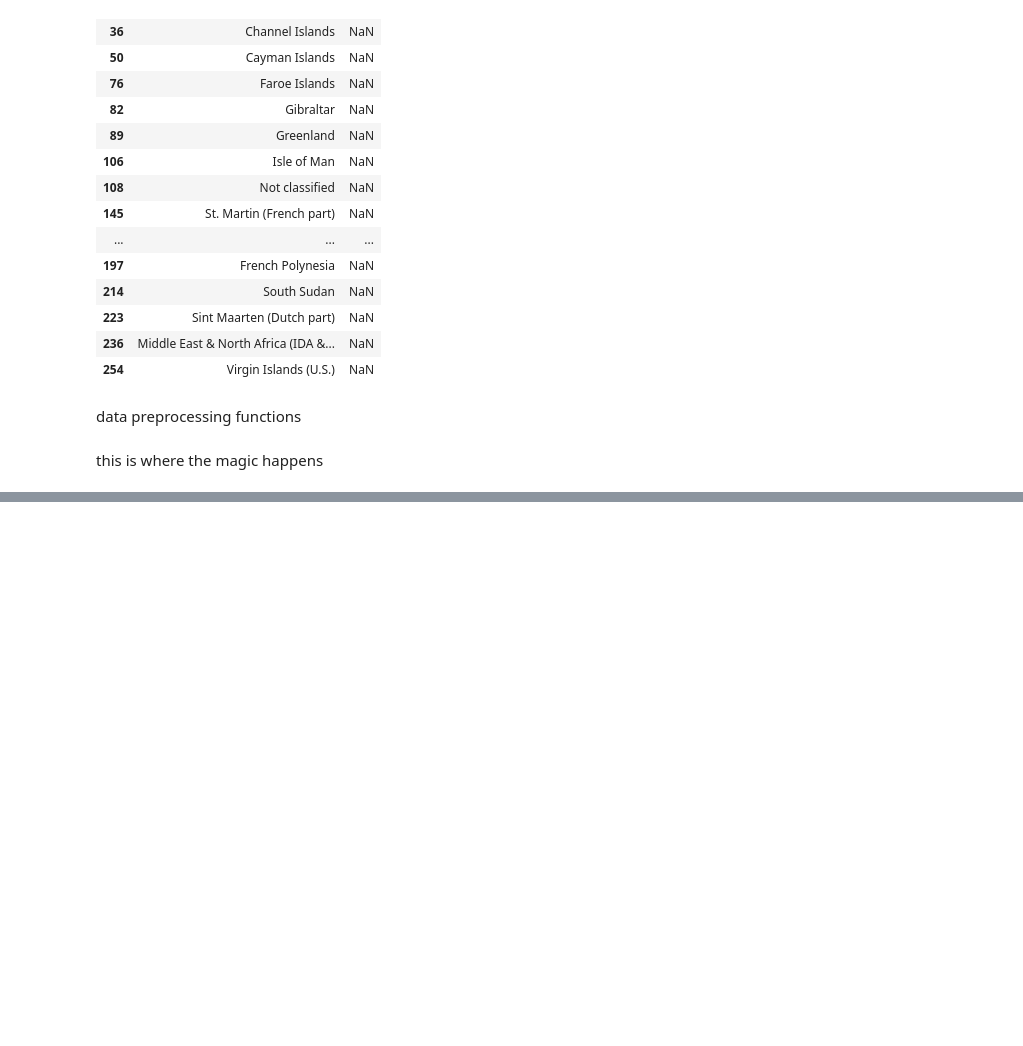
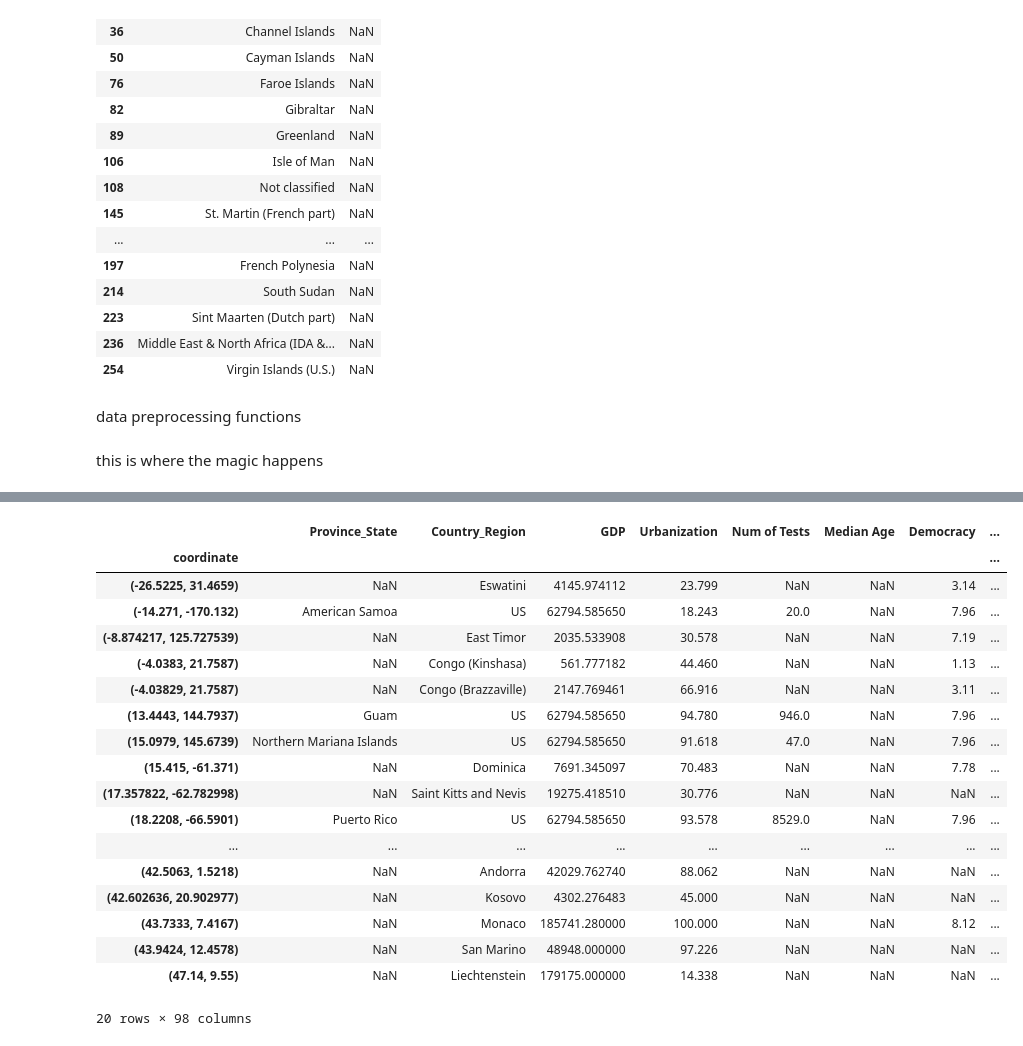
Before and after one commit to hopl1t/covid19, a Jupyter notebook: notebooks/add_gdp_urban_tests_to_pickle_1504.ipynb, the cells around one changed output, grey strips where cells are left out. Cells and saved outputs as stored; diff of their text form; code cells hidden in the pictures; blank space fills up the shorter version.

```diff
--- a/notebooks/add_gdp_urban_tests_to_pickle_1504.ipynb
+++ b/notebooks/add_gdp_urban_tests_to_pickle_1504.ipynb
@@ -432,3 +617,44 @@ new_hopkins_conf[new_hopkins_conf['Country_Region']=='US']
+# %%
+dem_test = pd.DataFrame(new_hopkins_conf.xs('data', level='information', axis=0))
+dem_test = dem_test[dem_test['Median Age'].isna()]
+# dem_test[dem_test['Country_Region'].isin(['', ''])]
+dem_test
+
+# need to fix dem_test = dem_test[dem_test['Median Age'].isna()]
+
+# need to fix dem_test = dem_test[Democracy['Median Age'].isna()]
+#
+# missing democracy:
+# Barbados (, based on list of freedoms indices)
+# Bahamas (, based on list of freedoms indices)
+# Saint Lucia (, based on corruption of )
+# Antigua and Barbuda (, based on corruption of )
+# Saint Kitts and Nevis (, based on corruption of )
+# Western Sahara (, based on corruption of )
+# Andorra (, based on corruption of )
+# Kosovo (, based on corruption of )
+# San Marino (, based on corruption of )
+# Liechtenstein (, based on corruption of )
+# %% [output]
+|  | Province_State | Country_Region | GDP | Urbanization | Num of Tests | Median Age | Democracy | ... |
+| coordinate |  |  |  |  |  |  |  | ... |
+| (-26.5225, 31.4659) | NaN | Eswatini | 4145.974112 | 23.799 | NaN | NaN | 3.14 | ... |
+| (-14.271, -170.132) | American Samoa | US | 62794.585650 | 18.243 | 20.0 | NaN | 7.96 | ... |
+| (-8.874217, 125.727539) | NaN | East Timor | 2035.533908 | 30.578 | NaN | NaN | 7.19 | ... |
+| (-4.0383, 21.7587) | NaN | Congo (Kinshasa) | 561.777182 | 44.460 | NaN | NaN | 1.13 | ... |
+| (-4.03829, 21.7587) | NaN | Congo (Brazzaville) | 2147.769461 | 66.916 | NaN | NaN | 3.11 | ... |
+| (13.4443, 144.7937) | Guam | US | 62794.585650 | 94.780 | 946.0 | NaN | 7.96 | ... |
+| (15.0979, 145.6739) | Northern Mariana Islands | US | 62794.585650 | 91.618 | 47.0 | NaN | 7.96 | ... |
+| (15.415, -61.371) | NaN | Dominica | 7691.345097 | 70.483 | NaN | NaN | 7.78 | ... |
+| (17.357822, -62.782998) | NaN | Saint Kitts and Nevis | 19275.418510 | 30.776 | NaN | NaN | NaN | ... |
+| (18.2208, -66.5901) | Puerto Rico | US | 62794.585650 | 93.578 | 8529.0 | NaN | 7.96 | ... |
+| ... | ... | ... | ... | ... | ... | ... | ... | ... |
+| (42.5063, 1.5218) | NaN | Andorra | 42029.762740 | 88.062 | NaN | NaN | NaN | ... |
+| (42.602636, 20.902977) | NaN | Kosovo | 4302.276483 | 45.000 | NaN | NaN | NaN | ... |
+| (43.7333, 7.4167) | NaN | Monaco | 185741.280000 | 100.000 | NaN | NaN | 8.12 | ... |
+| (43.9424, 12.4578) | NaN | San Marino | 48948.000000 | 97.226 | NaN | NaN | NaN | ... |
+| (47.14, 9.55) | NaN | Liechtenstein | 179175.000000 | 14.338 | NaN | NaN | NaN | ... |
+20 rows × 98 columns
 # %%
 # Checking that all entries with Country_Region data have gdp and urbanization data
 
```
Also changed, not shown: parts of 19 cells of this notebook, 3 other files.
